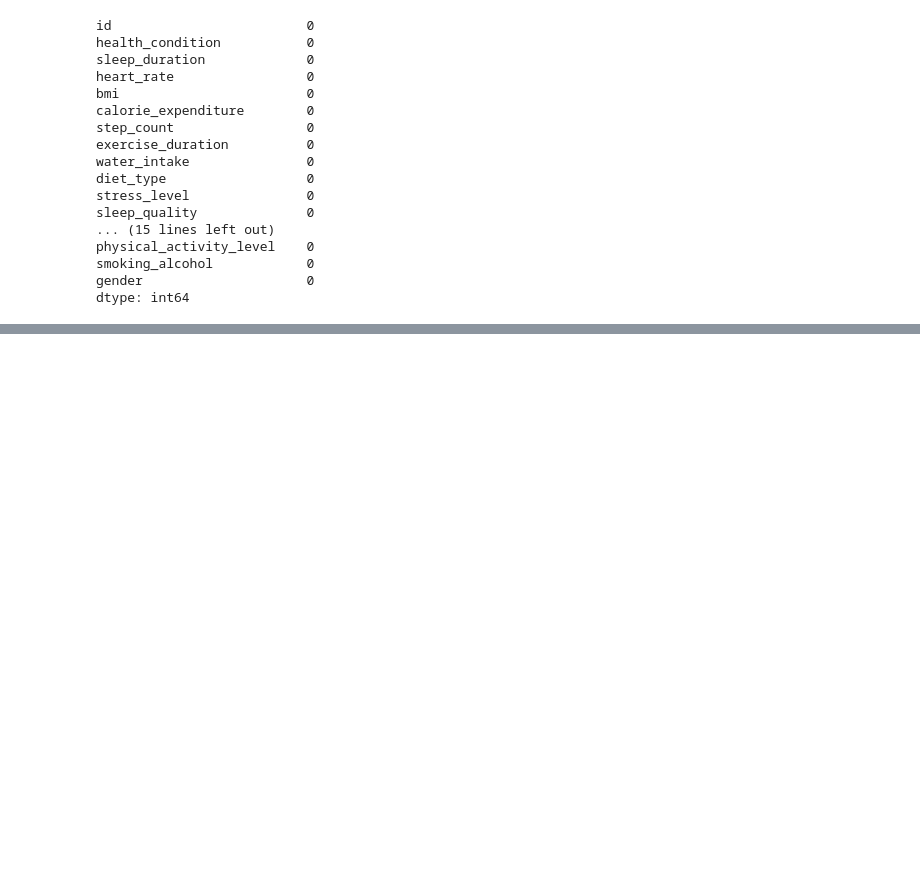
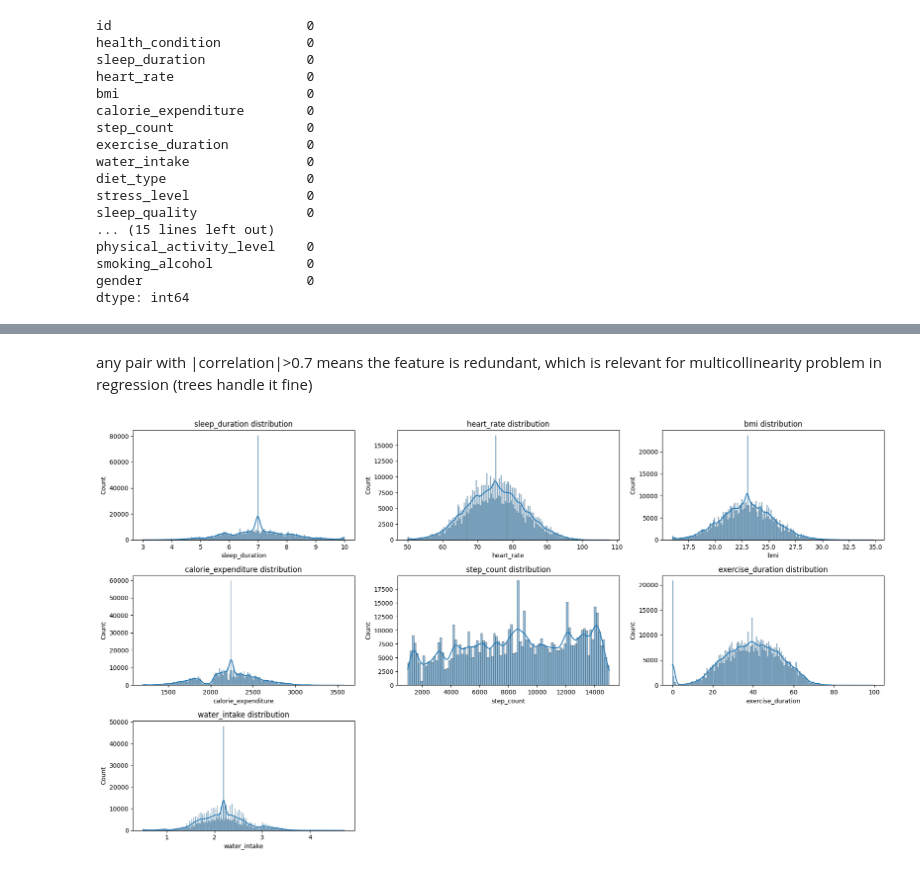
Before and after one commit to Syed-56/AI-ML, a Jupyter notebook: Kaggle/notebook.ipynb, the cells around one changed output, grey strips where cells are left out. Cells and saved outputs as stored; diff of their text form; code cells hidden in the pictures; blank space fills up the shorter version.

```diff
--- a/Kaggle/notebook.ipynb
+++ b/Kaggle/notebook.ipynb
@@ -313,0 +394,14 @@ df=df_cleaned
+# %% [markdown]
+any pair with |correlation|>0.7 means the feature is redundant, which is relevant for multicollinearity problem in regression (trees handle it fine)
+# %%
+plt.figure(figsize=(18, 10))
+
+for i, col in enumerate(num_cols):
+    plt.subplot(3, 3, i+1)
+    sns.histplot(df_cleaned[col], kde=True)
+    plt.title(f'{col} distribution')
+
+plt.tight_layout()
+plt.show()
+# %% [output]
+[figure, added]
```
Also changed, not shown: parts of 16 cells of this notebook, 3 other files.
